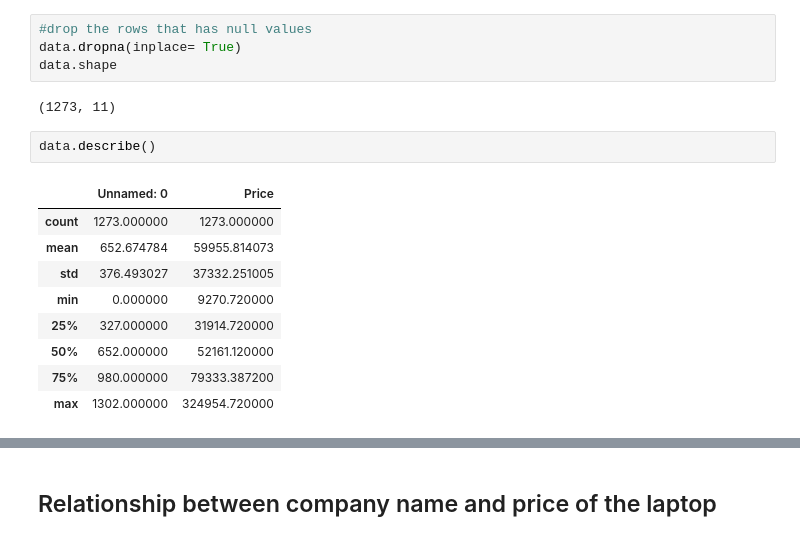
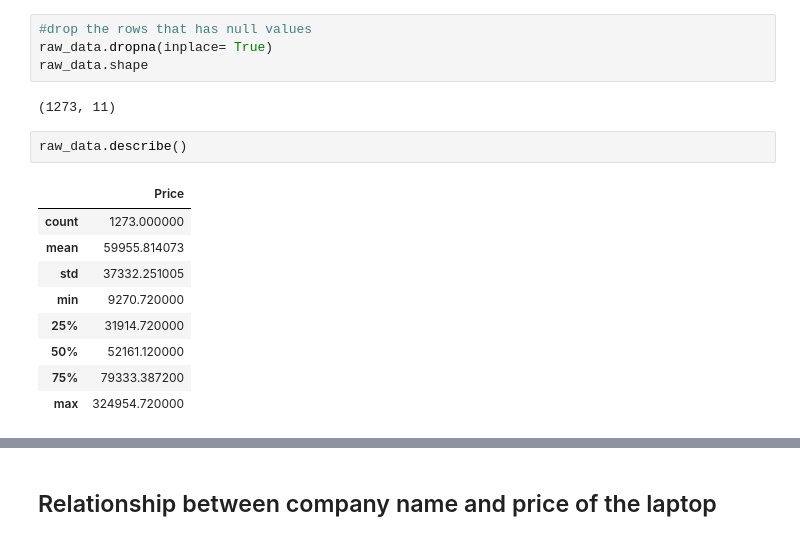
Before and after one commit to Nusrat-96/Laptop_Price_Prediction, a Jupyter notebook: notebook/data_analysis.ipynb, the cells around one changed output, grey strips where cells are left out. Drawn from its saved outputs; the diff is of its cells as text.

```diff
--- a/notebook/data_analysis.ipynb
+++ b/notebook/data_analysis.ipynb
@@ -156,18 +139,18 @@ print (null_rows.shape)
 # %%
 #drop the rows that has null values
-data.dropna(inplace= True)
-data.shape
+raw_data.dropna(inplace= True)
+raw_data.shape
 # %% [output]
 (1273, 11)
 # %%
-data.describe()
+raw_data.describe()
 # %% [output]
-|  | Unnamed: 0 | Price |
-| count | 1273.000000 | 1273.000000 |
-| mean | 652.674784 | 59955.814073 |
-| std | 376.493027 | 37332.251005 |
-| min | 0.000000 | 9270.720000 |
-| 25% | 327.000000 | 31914.720000 |
-| 50% | 652.000000 | 52161.120000 |
-| 75% | 980.000000 | 79333.387200 |
-| max | 1302.000000 | 324954.720000 |
+|  | Price |
+| count | 1273.000000 |
+| mean | 59955.814073 |
+| std | 37332.251005 |
+| min | 9270.720000 |
+| 25% | 31914.720000 |
+| 50% | 52161.120000 |
+| 75% | 79333.387200 |
+| max | 324954.720000 |
```
Also changed, not shown: parts of 17 cells of this notebook.
